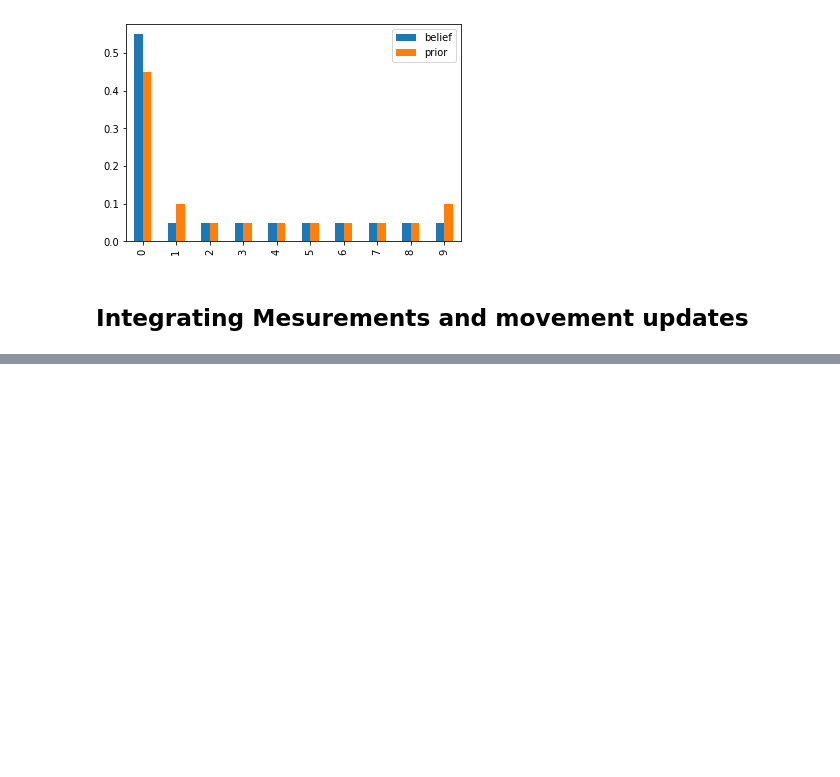
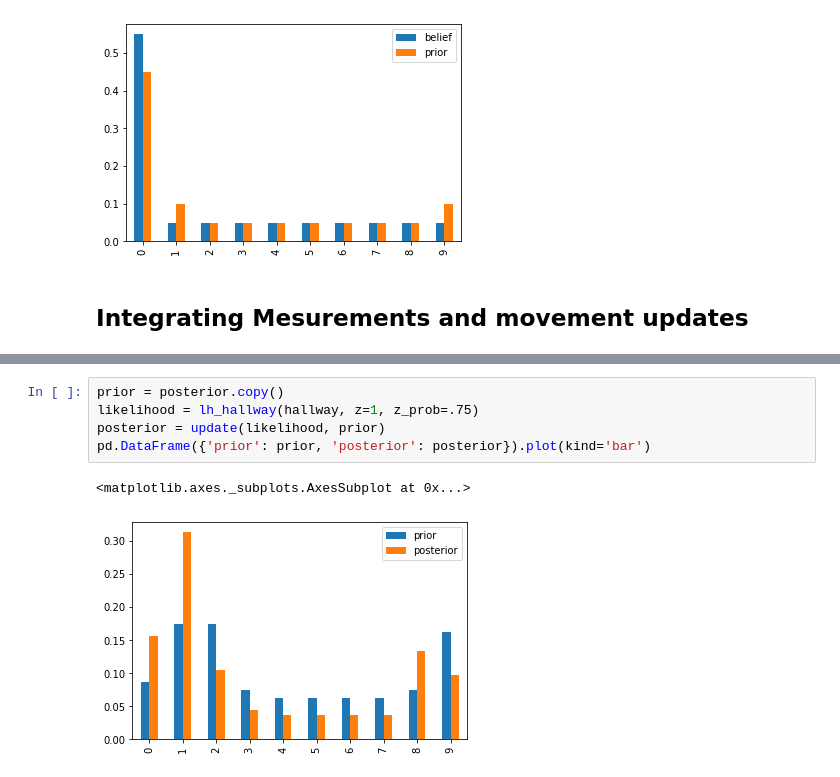
Before and after one commit to danhojin/ml-notes, a Jupyter notebook: hellos/filterpy1.ipynb, the cells around one changed output, grey strips where cells are left out. Saved outputs shown, nothing was run; the diff lists cells and outputs as text; blank space fills up the shorter version.

```diff
--- a/hellos/filterpy1.ipynb
+++ b/hellos/filterpy1.ipynb
@@ -289,0 +325,8 @@ pd.DataFrame({'belief': belief, 'prior': prior}).plot(kind='bar')
+# %%
+prior = posterior.copy()
+likelihood = lh_hallway(hallway, z=1, z_prob=.75)
+posterior = update(likelihood, prior)
+pd.DataFrame({'prior': prior, 'posterior': posterior}).plot(kind='bar')
+# %% [output]
+<matplotlib.axes._subplots.AxesSubplot at 0x...>
+[figure, added]
```
Also changed, not shown: parts of 4 cells of this notebook, 1 other file.
